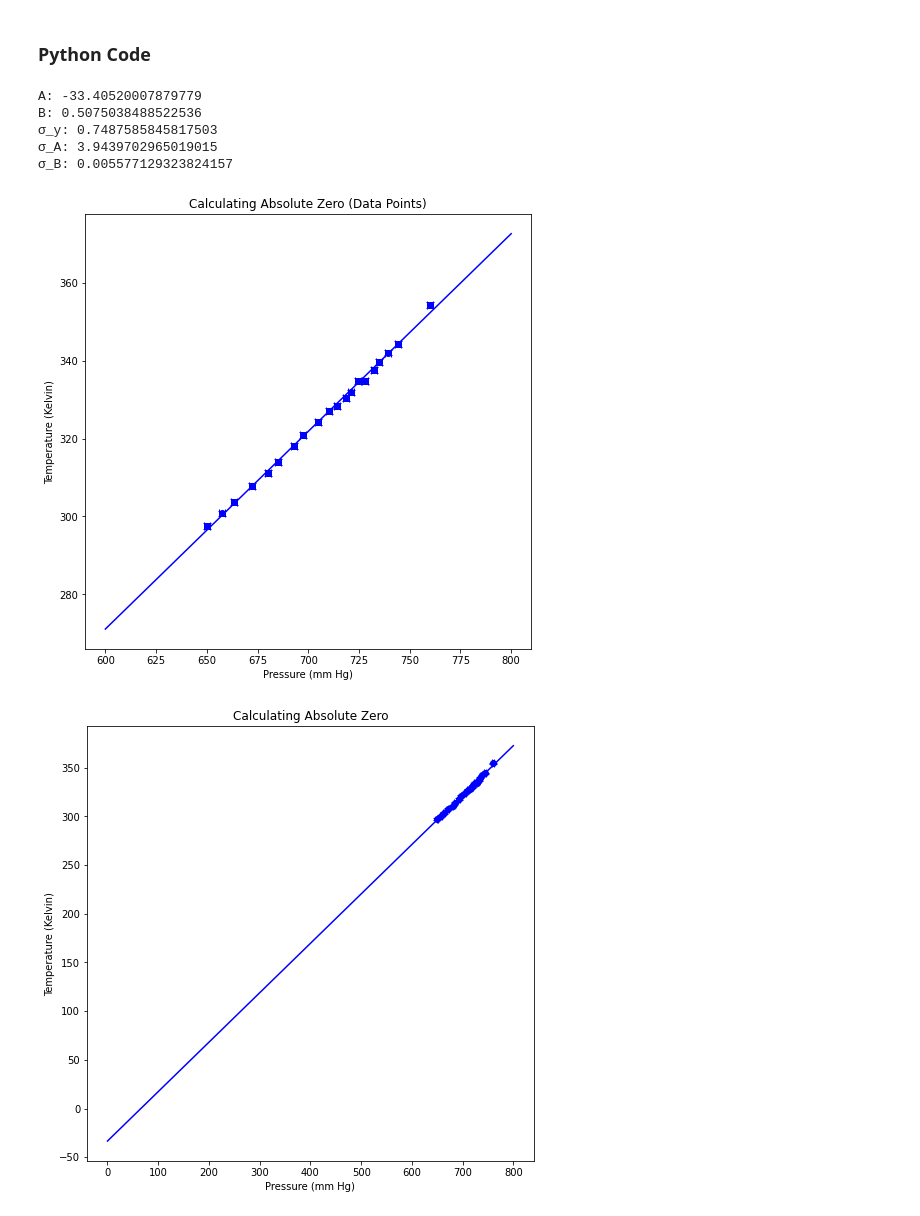
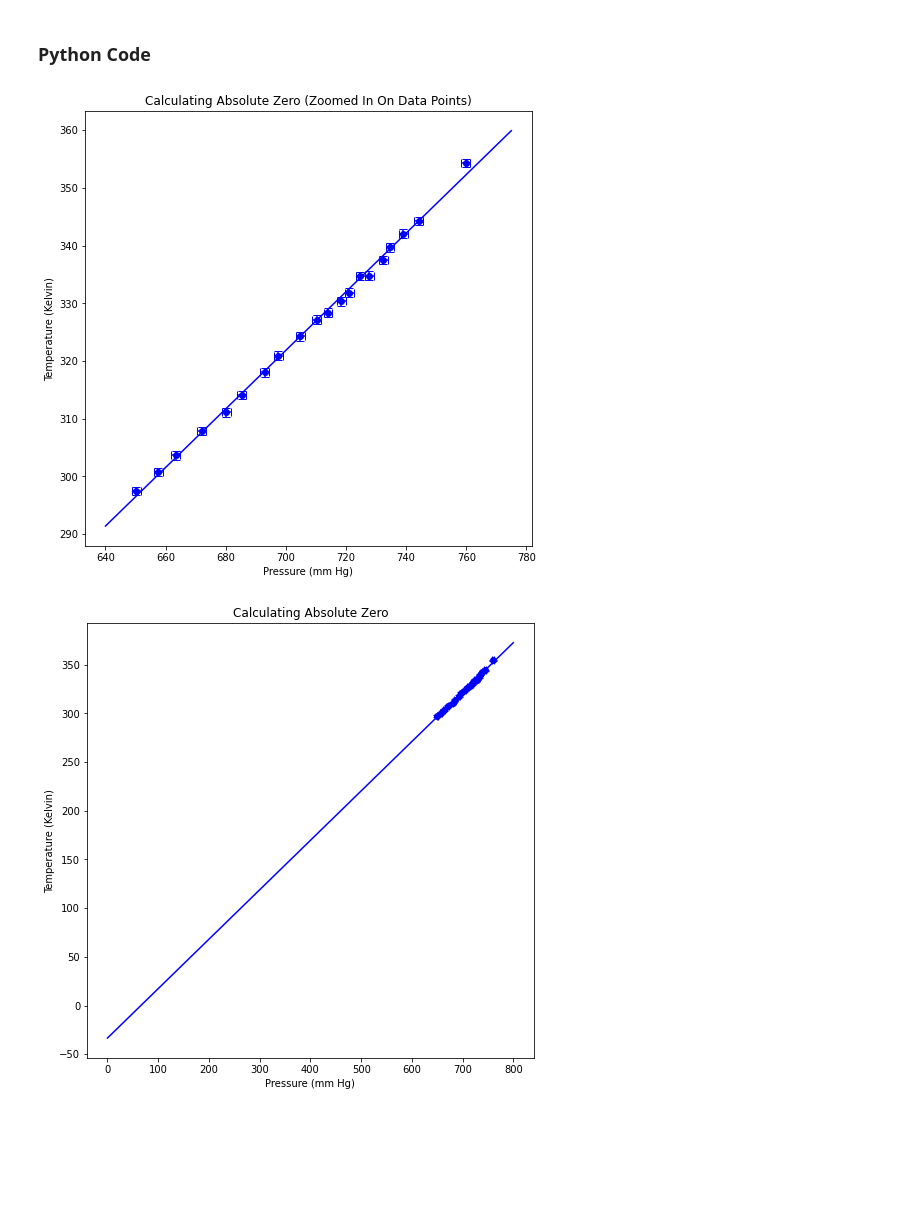
Before and after one commit to mueller14003/PH150, a Jupyter notebook: Lab09.ipynb, the cells around one changed output. Saved outputs shown, nothing was run; the diff lists cells and outputs as text; code cells hidden in the pictures; blank space fills up the shorter version.

```diff
--- a/Lab09.ipynb
+++ b/Lab09.ipynb
@@ -55,33 +55,25 @@ B = (N*ΣPT - ΣP*ΣT)/Δ
 σ_y = sqrt((1/(N-2)) * sum(map(lambda p,t: (t - A - B*p)**2, P, T)))
 σ_A = σ_y * sqrt(ΣP2/Δ)
 σ_B = σ_y * sqrt(N/Δ)
-# %%
-print(f"A: {A}\nB: {B}\nσ_y: {σ_y}\nσ_A: {σ_A}\nσ_B: {σ_B}")
-# %% [output]
-A: -33.40520007879779
-B: 0.5075038488522536
-σ_y: 0.7487585845817503
-σ_A: 3.9439702965019015
-σ_B: 0.005577129323824157
 # %%
 from numpy import linspace
 from pylab import plot, show, xlabel, ylabel, figure, axes, title
 from scipy import stats
 %matplotlib inline
 
-x_g = linspace(600, 800, 10)
+x_g = linspace(640, 775, 10)
 y_g = B * x_g + A
 
 figure(figsize=(8,8))
 ax = axes()
 ax.errorbar(P, T, xerr = σ_y/B, yerr = σ_y, fmt = 'bo', capsize = 4)
 ax.plot(x_g,y_g,'b')
 xlabel('Pressure (mm Hg)')
 ylabel('Temperature (Kelvin)')
-title('Calculating Absolute Zero (Data Points)')
+title('Calculating Absolute Zero (Zoomed In On Data Points)')
 show()
 # %% [output]
-[figure, old version]
+[figure, new version]
 # %%
 from numpy import linspace
 from pylab import plot, show, xlabel, ylabel, figure, axes, title
```
Also changed, not shown: parts of 8 cells of this notebook.
